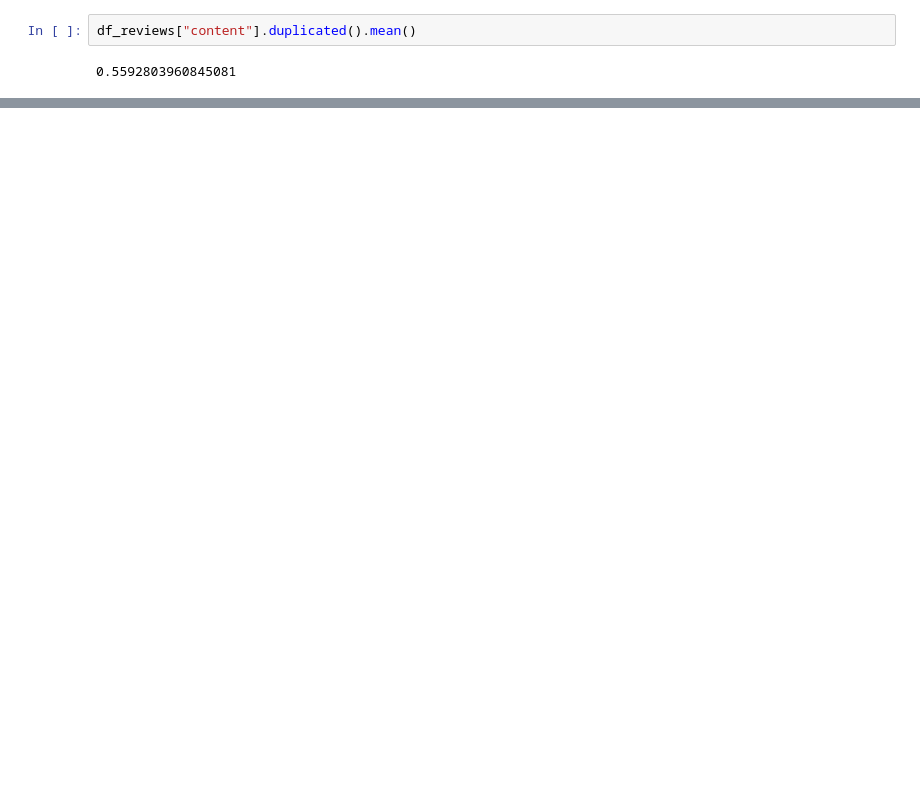
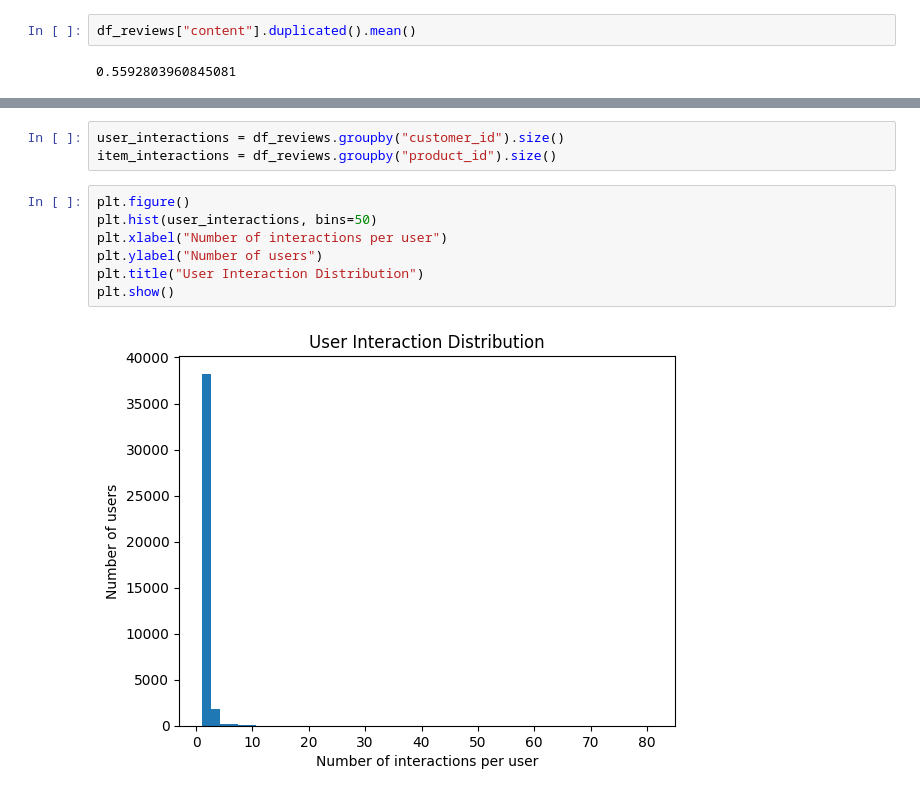
Before and after one commit to DOD092/e-commerce_recommendation, a Jupyter notebook: eda.ipynb, the cells around one changed output, grey strips where cells are left out. Cells and saved outputs as stored; diff of their text form; blank space fills up the shorter version.

```diff
--- a/eda.ipynb
+++ b/eda.ipynb
@@ -605,0 +668,12 @@ df_products.to_csv("./data_clean/df_products_clean.csv", index=False, encoding="
+# %%
+user_interactions = df_reviews.groupby("customer_id").size()
+item_interactions = df_reviews.groupby("product_id").size()
+# %%
+plt.figure()
+plt.hist(user_interactions, bins=50)
+plt.xlabel("Number of interactions per user")
+plt.ylabel("Number of users")
+plt.title("User Interaction Distribution")
+plt.show()
+# %% [output]
+[figure, added]
```
Also changed, not shown: parts of 9 cells of this notebook.
